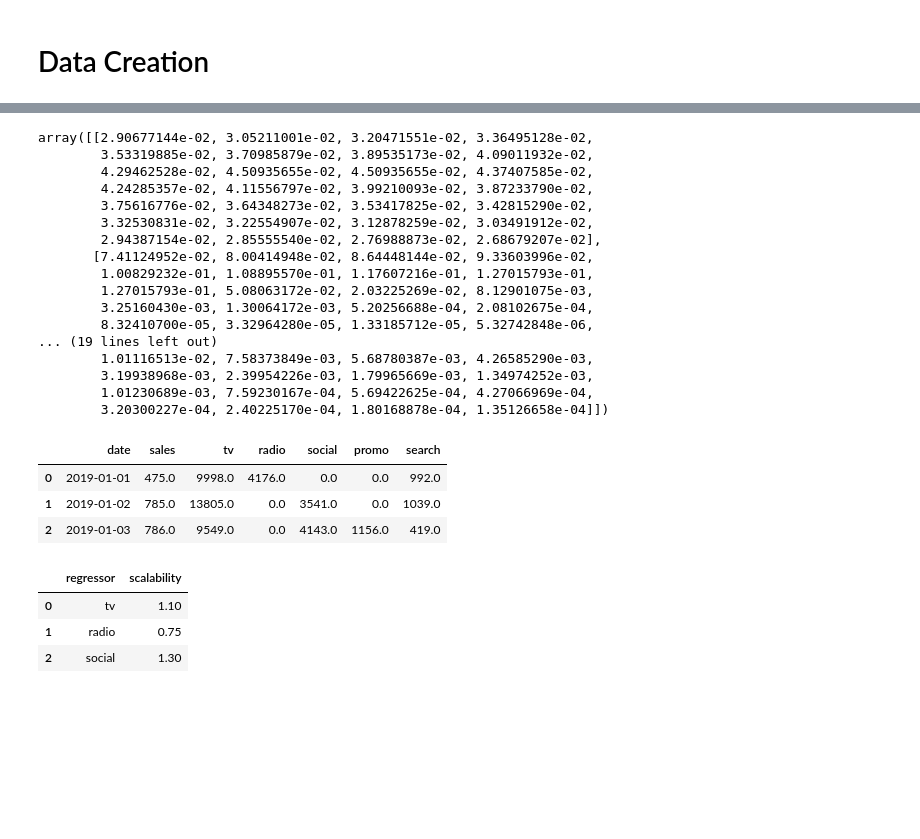
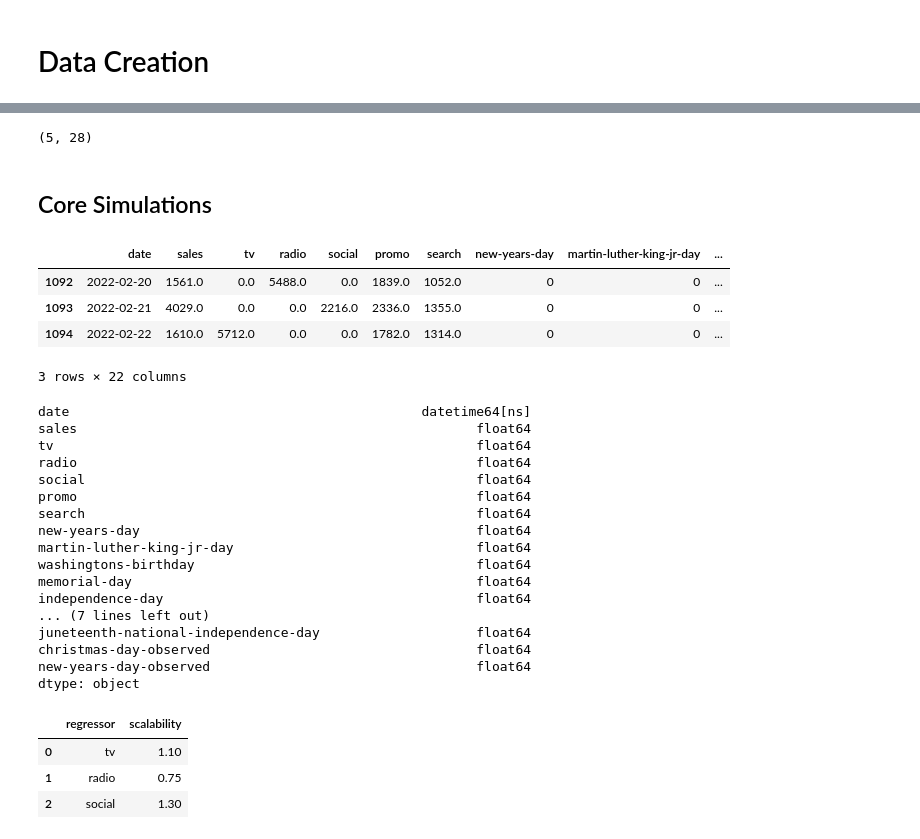
Before and after one commit to edwinnglabs/karpiu, a Jupyter notebook: docs/examples/data_creation.ipynb, the cells around one changed output, grey strips where cells are left out. Cells and saved outputs as stored; diff of their text form; code cells hidden in the pictures; blank space fills up the shorter version.

```diff
--- a/docs/examples/data_creation.ipynb
+++ b/docs/examples/data_creation.ipynb
@@ -30,43 +28,60 @@ adstock_matrix = make_adstock_matrix(
     left_growth = np.array([.05, .08, .1, .5, .75]),
     right_growth = np.array([-.03, -0.6, -0.5, -.1, -.25]),
 )
+# %%
+adstock_args = {
+    "n_steps": 28,
+    "peak_step": np.array([10, 8, 5, 3, 2]),
+    "left_growth": np.array([0.05, 0.08, 0.1, 0.5, 0.75]),
+    "right_growth": np.array([-0.03, -0.6, -0.5, -0.1, -0.25]),
+}
 # %%
-adstock_matrix
+adstock_matrix.shape
 # %% [output]
-array([[2.90677144e-02, 3.05211001e-02, 3.20471551e-02, 3.36495128e-02,
-        3.53319885e-02, 3.70985879e-02, 3.89535173e-02, 4.09011932e-02,
-        4.29462528e-02, 4.50935655e-02, 4.50935655e-02, 4.37407585e-02,
-        4.24285357e-02, 4.11556797e-02, 3.99210093e-02, 3.87233790e-02,
-        3.75616776e-02, 3.64348273e-02, 3.53417825e-02, 3.42815290e-02,
-        3.32530831e-02, 3.22554907e-02, 3.12878259e-02, 3.03491912e-02,
-        2.94387154e-02, 2.85555540e-02, 2.76988873e-02, 2.68679207e-02],
-       [7.41124952e-02, 8.00414948e-02, 8.64448144e-02, 9.33603996e-02,
-        1.00829232e-01, 1.08895570e-01, 1.17607216e-01, 1.27015793e-01,
-        1.27015793e-01, 5.08063172e-02, 2.03225269e-02, 8.12901075e-03,
-        3.25160430e-03, 1.30064172e-03, 5.20256688e-04, 2.08102675e-04,
-        8.32410700e-05, 3.32964280e-05, 1.33185712e-05, 5.32742848e-06,
-... (19 lines left out)
-        1.01116513e-02, 7.58373849e-03, 5.68780387e-03, 4.26585290e-03,
-        3.19938968e-03, 2.39954226e-03, 1.79965669e-03, 1.34974252e-03,
-        1.01230689e-03, 7.59230167e-04, 5.69422625e-04, 4.27066969e-04,
-        3.20300227e-04, 2.40225170e-04, 1.80168878e-04, 1.35126658e-04]])
+(5, 28)
+# %% [markdown]
+## Core Simulations
 # %%
-df, scalability_df = make_mmm_daily_data(
-    coefs=COEFS,
+np.random.seed(SEED)
+df, scalability_df, adstock_df, _  = make_mmm_daily_data(
+    channels_coef=COEFS,
     channels=CHANNELS,
     features_loc=LOC,
     features_scale=SCALE,
     scalability=SCALABILITY,
+    adstock_args=adstock_args,
     n_steps=N_STEPS,
-    seed=SEED,
+    start_date="2019-01-01",
+    country="US",
 )
 # %%
-df.head(3)
+df.tail(3)
 # %% [output]
-|  | date | sales | tv | radio | social | promo | search |
-| 0 | 2019-01-01 | 475.0 | 9998.0 | 4176.0 | 0.0 | 0.0 | 992.0 |
-| 1 | 2019-01-02 | 785.0 | 13805.0 | 0.0 | 3541.0 | 0.0 | 1039.0 |
-| 2 | 2019-01-03 | 786.0 | 9549.0 | 0.0 | 4143.0 | 1156.0 | 419.0 |
+|  | date | sales | tv | radio | social | promo | search | new-years-day | martin-luther-king-jr-day | ... |
+| 1092 | 2022-02-20 | 1561.0 | 0.0 | 5488.0 | 0.0 | 1839.0 | 1052.0 | 0 | 0 | ... |
+| 1093 | 2022-02-21 | 4029.0 | 0.0 | 0.0 | 2216.0 | 2336.0 | 1355.0 | 0 | 0 | ... |
+| 1094 | 2022-02-22 | 1610.0 | 5712.0 | 0.0 | 0.0 | 1782.0 | 1314.0 | 0 | 0 | ... |
+3 rows × 22 columns
+# %%
+df.dtypes
+# %% [output]
+date                                             datetime64[ns]
+sales                                                   float64
+tv                                                      float64
+radio                                                   float64
+social                                                  float64
+promo                                                   float64
+search                                                  float64
+new-years-day                                           float64
+martin-luther-king-jr-day                               float64
+washingtons-birthday                                    float64
+memorial-day                                            float64
+independence-day                                        float64
+... (7 lines left out)
+juneteenth-national-independence-day                    float64
+christmas-day-observed                                  float64
+new-years-day-observed                                  float64
+dtype: object
 # %%
 scalability_df.head(3)
 # %% [output]
```
Also changed, not shown: parts of 5 cells of this notebook, 4 other files.
